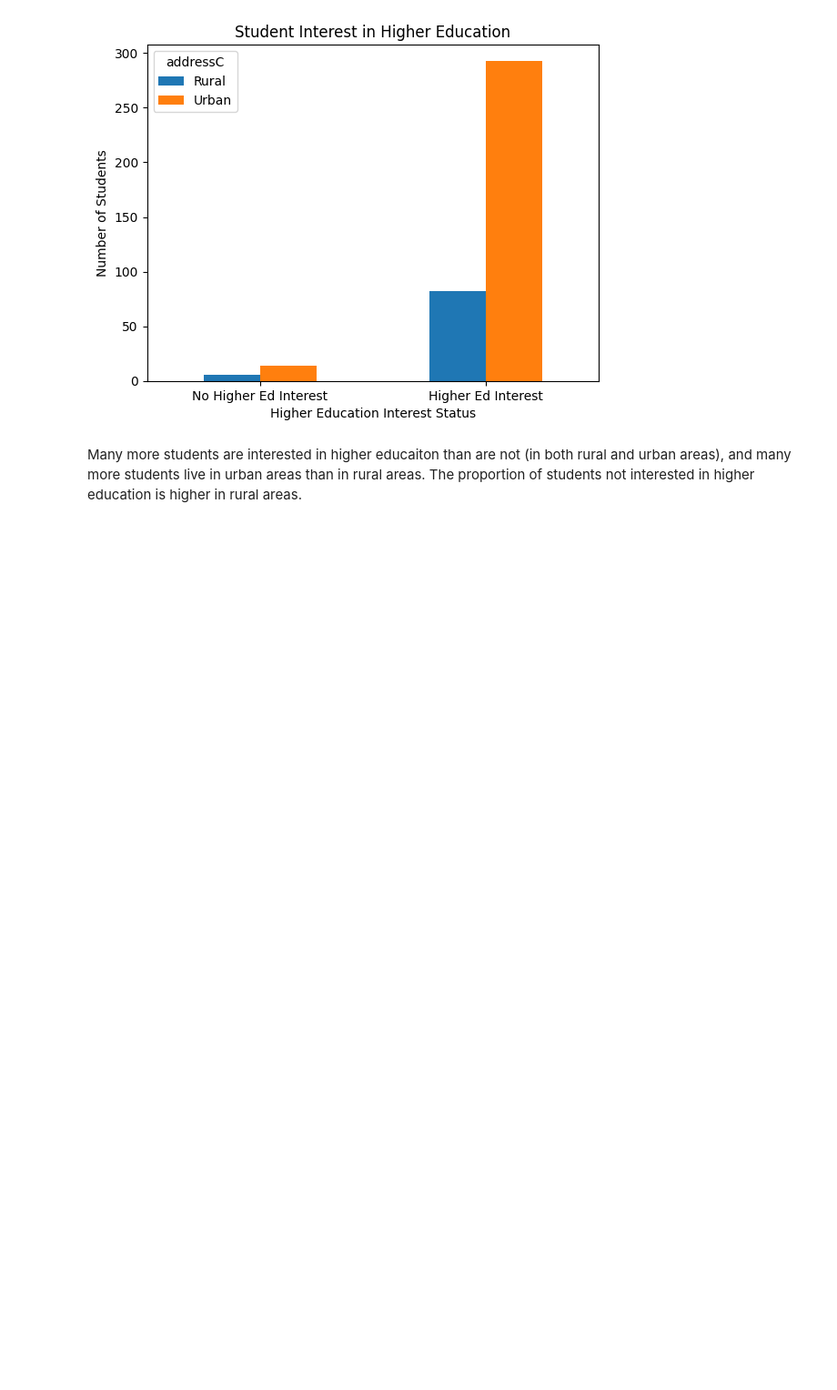
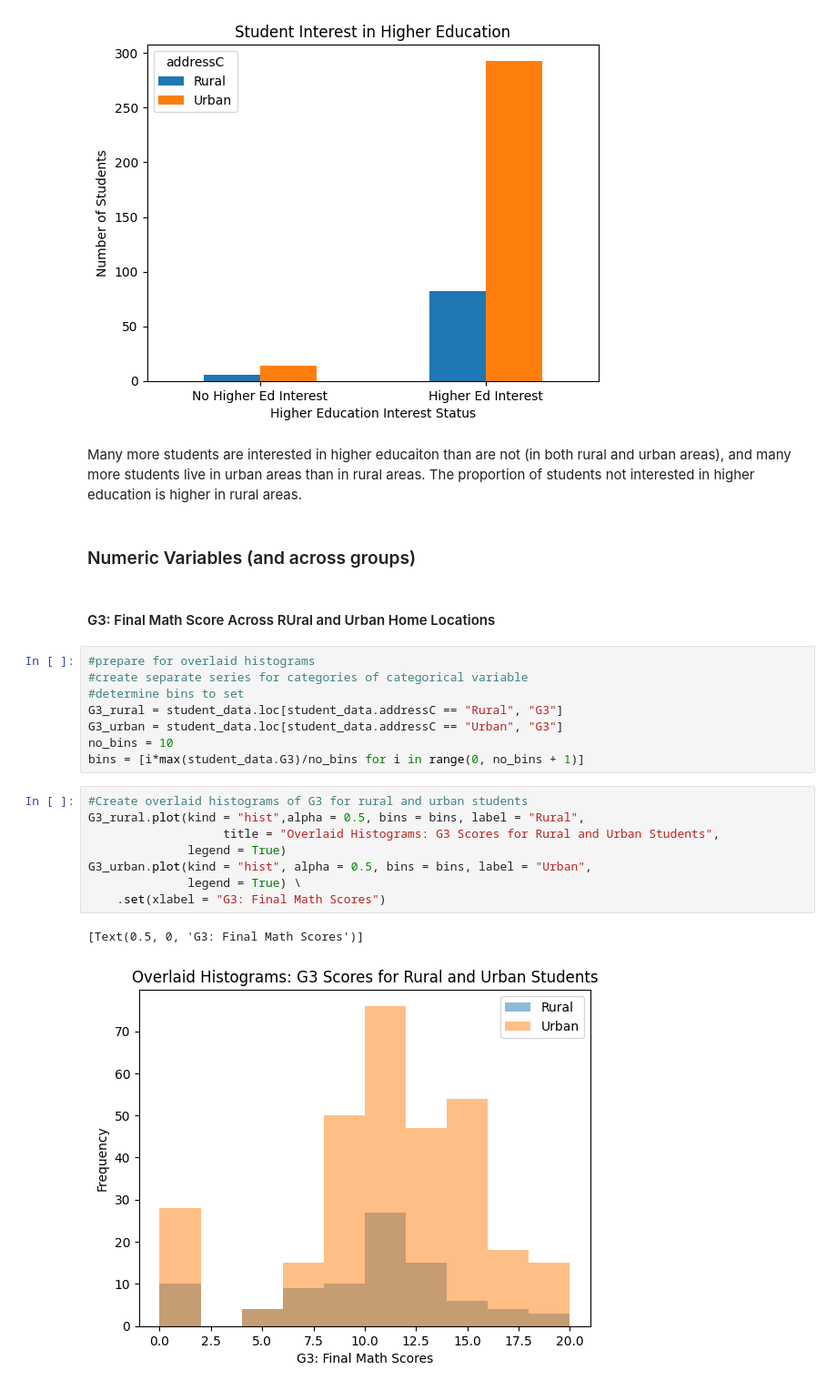
Before and after one commit to lytyler/ST554_Homework4, a Jupyter notebook: Homework4.ipynb, the cells around one changed output. Shown at 91% size. Saved outputs shown, nothing was run; the diff lists cells and outputs as text; blank space fills up the shorter version.

```diff
--- a/Homework4.ipynb
+++ b/Homework4.ipynb
@@ -283,3 +283,26 @@ table2.plot.bar(rot = 0, title = "Student Interest in Higher Education") \
 [figure]
 # %% [markdown]
 Many more students are interested in higher educaiton than are not (in both rural and urban areas), and many more students live in urban areas than in rural areas. The proportion of students not interested in higher education is higher in rural areas.
+# %% [markdown]
+### Numeric Variables (and across groups)
+# %% [markdown]
+#### G3: Final Math Score Across RUral and Urban Home Locations
+# %%
+#prepare for overlaid histograms
+#create separate series for categories of categorical variable
+#determine bins to set
+G3_rural = student_data.loc[student_data.addressC == "Rural", "G3"]
+G3_urban = student_data.loc[student_data.addressC == "Urban", "G3"]
+no_bins = 10
+bins = [i*max(student_data.G3)/no_bins for i in range(0, no_bins + 1)]
+# %%
+#Create overlaid histograms of G3 for rural and urban students
+G3_rural.plot(kind = "hist",alpha = 0.5, bins = bins, label = "Rural",
+                   title = "Overlaid Histograms: G3 Scores for Rural and Urban Students",
+              legend = True)
+G3_urban.plot(kind = "hist", alpha = 0.5, bins = bins, label = "Urban",
+              legend = True) \
+    .set(xlabel = "G3: Final Math Scores")
+# %% [output]
+[Text(0.5, 0, 'G3: Final Math Scores')]
+[figure, added]
```
Also changed, not shown: parts of 7 cells of this notebook.
